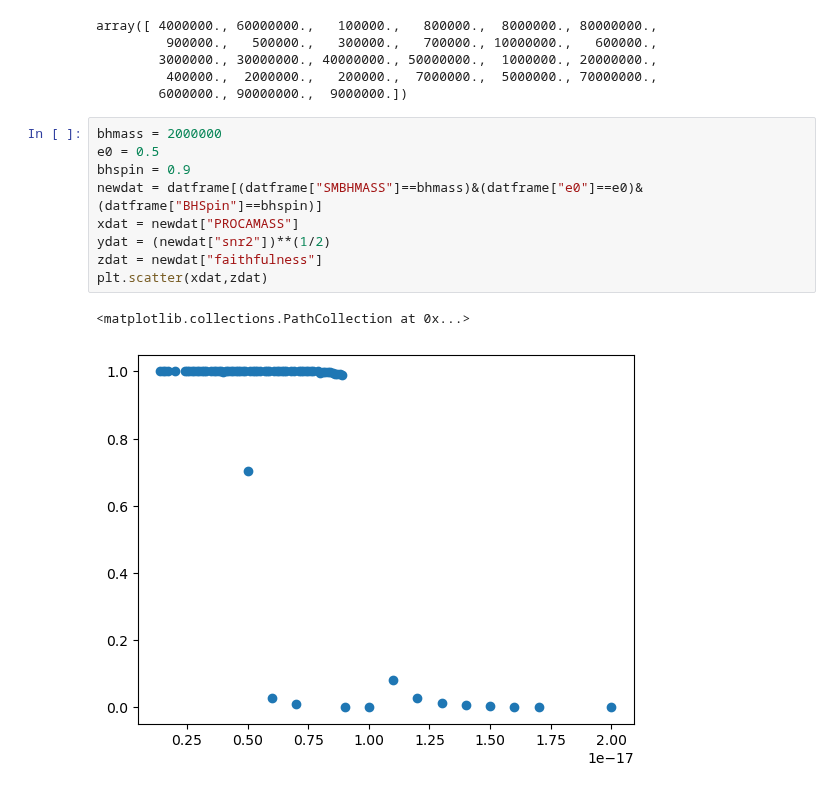
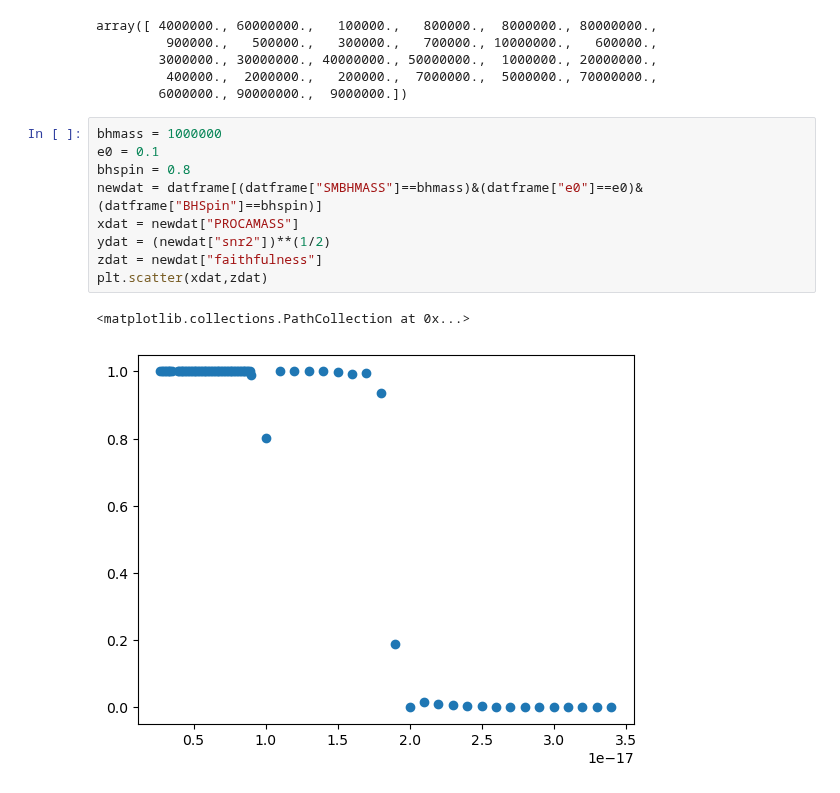
Before and after one commit to Shaun-F/GWGenerator, a Jupyter notebook: debugging/Analysis.ipynb, the cells around one changed output. Saved outputs shown, nothing was run; the diff lists cells and outputs as text.

```diff
--- a/debugging/Analysis.ipynb
+++ b/debugging/Analysis.ipynb
@@ -57,14 +57,14 @@ array([ 4000000., 60000000.,   100000.,   800000.,  8000000., 80000000.,
          400000.,  2000000.,   200000.,  7000000.,  5000000., 70000000.,
         6000000., 90000000.,  9000000.])
 # %%
-bhmass = 2000000
-e0 = 0.5
-bhspin = 0.9
+bhmass = 1000000
+e0 = 0.1
+bhspin = 0.8
 newdat = datframe[(datframe["SMBHMASS"]==bhmass)&(datframe["e0"]==e0)&(datframe["BHSpin"]==bhspin)]
 xdat = newdat["PROCAMASS"]
 ydat = (newdat["snr2"])**(1/2)
 zdat = newdat["faithfulness"]
 plt.scatter(xdat,zdat)
 # %% [output]
 <matplotlib.collections.PathCollection at 0x...>
-[figure, old version]
+[figure, new version]
```
Also changed, not shown: 1 other file.
